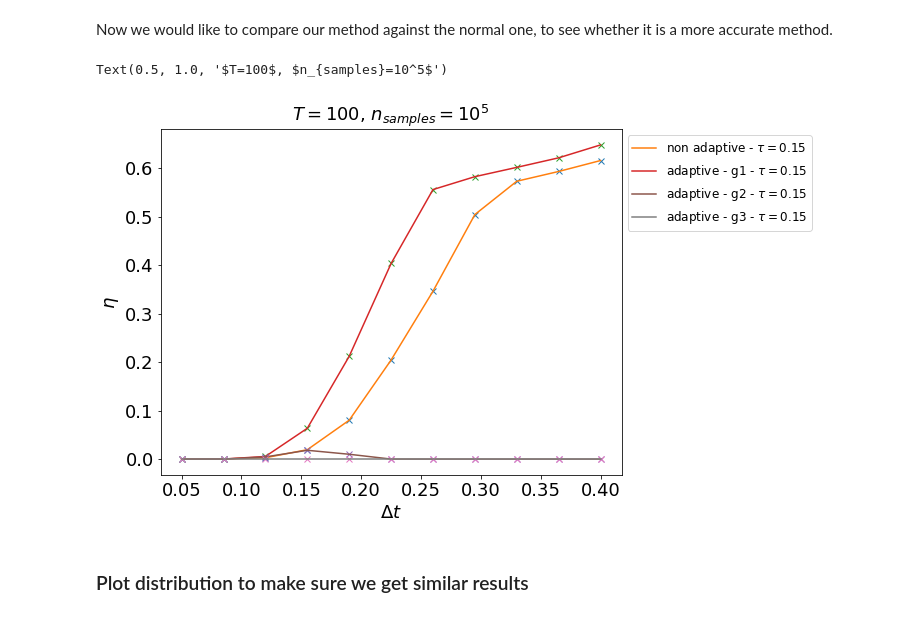
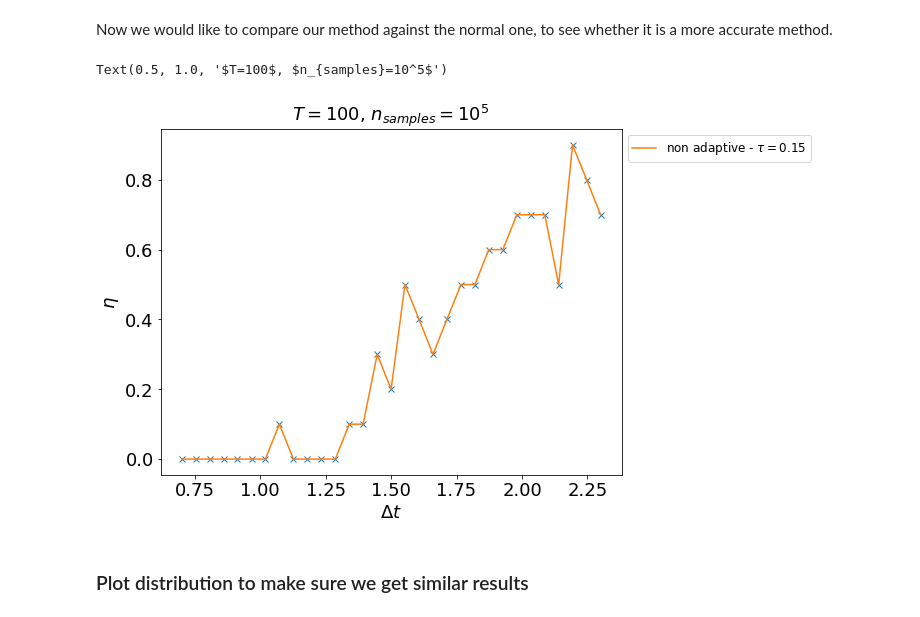
Before and after one commit to alixsleroy/WeakSDEapproximation, a Jupyter notebook: langevin_adaptive.ipynb, the cells around one changed output. Drawn from its saved outputs; the diff is of its cells as text; code cells hidden in the pictures.

Commit message:
work on adaptive langevin

```diff
--- a/langevin_adaptive.ipynb
+++ b/langevin_adaptive.ipynb
@@ -287,0 +312,19 @@ plot_dist(y_adag4,tau,dt,n_samples,T,"adaptive g4",ax2)
+# %%
+dt=1
+dtbounds = np.array([0.001,0.01])
+
+## Figure set up
+fig, (ax1,ax2,ax3)= plt.subplots(1,3,figsize=(18,10))# plt.figure(figsize=(4,4))
+
+## Plot the values of g and g'
+dtmin=dtbounds[0]
+dtmax = dtbounds[1]
+x=np.arange(0.001,100,0.01)
+gx4_test = g4_plot(x,dt,dtmin,dtmax)
+ax1.loglog(x,gx4_test[0,::]*dt,label="g(x)")
+ax1.set_title("g(x)")
+ax2.plot(x,gx4_test[1,::],label="g(x)")
+ax2.set_title("g'(x)")
+## Compute the distribution
+%time y_adag4= IDW_nsample_ada4(n_samples,T,tau,dt,dtbounds)
+plot_dist(y_adag4,tau,dt,n_samples,T,"adaptive g4",ax3)
@@ -288,7 +335,7 @@ plot_dist(y_adag4,tau,dt,n_samples,T,"adaptive g4",ax2)
 # %% [markdown]
 Now we would like to compare our method against the normal one, to see whether it is a more accurate method.
 # %%
-def nesc_eta_dtlist(n_samples,dt,tau_var,T,b):
+def nesc_eta_taulist(n_samples,dt,tau_var,T,b):
     """
     Function to establish the proportion of escaping trajectories
     Input :
@@ -323,14 +403,13 @@ def nesc_eta_dtlist(n_samples,dt,tau_var,T,b):
 # %%
-n_samples = 10**5
+n_samples = 10
 dt=0.01
 b1=0.7
 b2=2.3
 inc=(b2-b1)/30
-tau_list7=np.round(np.arange(b1,b2+inc,inc),3)
+tau_list=np.round(np.arange(b1,b2+inc,inc),3)
 T=100
-
 #set up bound
 b=10
 
 #compute the number of escaping trajectory
-nesc_nonada, y_nonada = nesc_eta_dtlist(n_samples,dt,tau_list7,T,b)
+nesc_nonada, y_nonada = nesc_eta_taulist(n_samples,dt,tau_list,T,b)
@@ -343,26 +424,21 @@ nesc_ada3, y_ada3 = nesc_eta_dtlist(n_samples,dtlist3,tau,T,b,IDW_nsample_ada3)
 # %%
 fig, (ax)= plt.subplots(1, 1,figsize=(8,6))# plt.figure(figsize=(4,4))
 fig.subplots_adjust(left=0.1, bottom=0.1, right=0.9, top=0.9, wspace=0.4, hspace=0.4)
 
-ax.plot(dtlist3,nesc_nonada,"x") #plot non adaptive
-ax.plot(dtlist3,nesc_nonada,label="non adaptive - $\\tau=0.15$")
+ax.plot(tau_list,nesc_nonada,"x") #plot non adaptive
+ax.plot(tau_list,nesc_nonada,label="non adaptive - $\\tau=0.15$")
 
-ax.plot(dtlist3,nesc_ada1,"x") #plot  adaptive
-ax.plot(dtlist3,nesc_ada1,label="adaptive - g1 - $\\tau=0.15$")
+#
+# tau_list,nesc_nonada
 
-ax.plot(dtlist3,nesc_ada2,"x")
-ax.plot(dtlist3,nesc_ada2,label="adaptive - g2 - $\\tau=0.15$")
-
-ax.plot(dtlist3,nesc_ada3,"x")
-ax.plot(dtlist3,nesc_ada3,label="adaptive - g3 - $\\tau=0.15$")
 
 ax.legend(loc='upper left', bbox_to_anchor=(1, 1)) #add the legend
 ax.set_ylabel("$\eta $")
 ax.set_xlabel("$\Delta t $")
 ax.set_title("$T=100$, $n_{samples}=10^5$")
 # %% [output]
 Text(0.5, 1.0, '$T=100$, $n_{samples}=10^5$')
-[figure, old version]
+[figure, new version]
 # %% [markdown]
 ### Plot distribution to make sure we get similar results
 # %%
```
Also changed, not shown: parts of 20 cells of this notebook, 2 other files.
